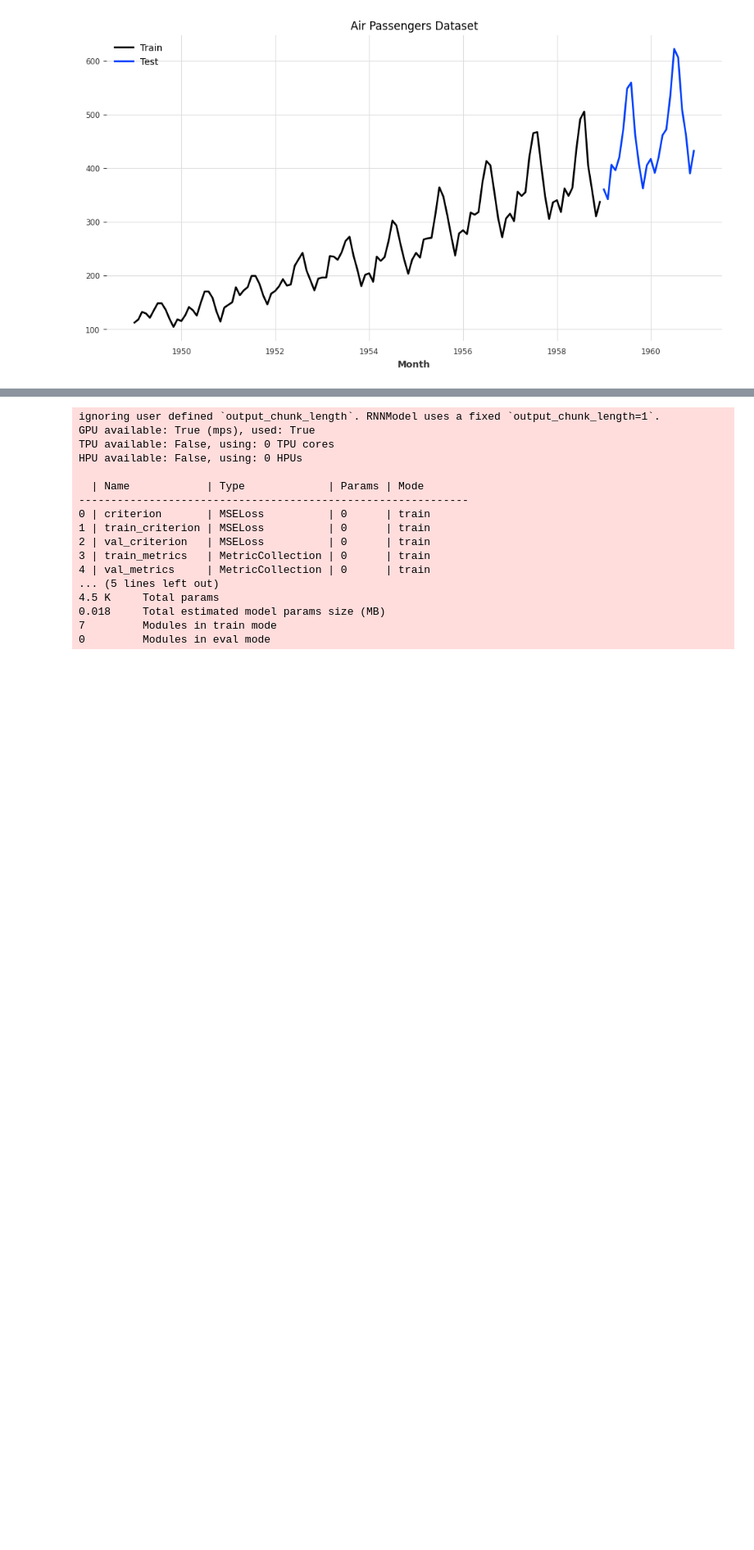
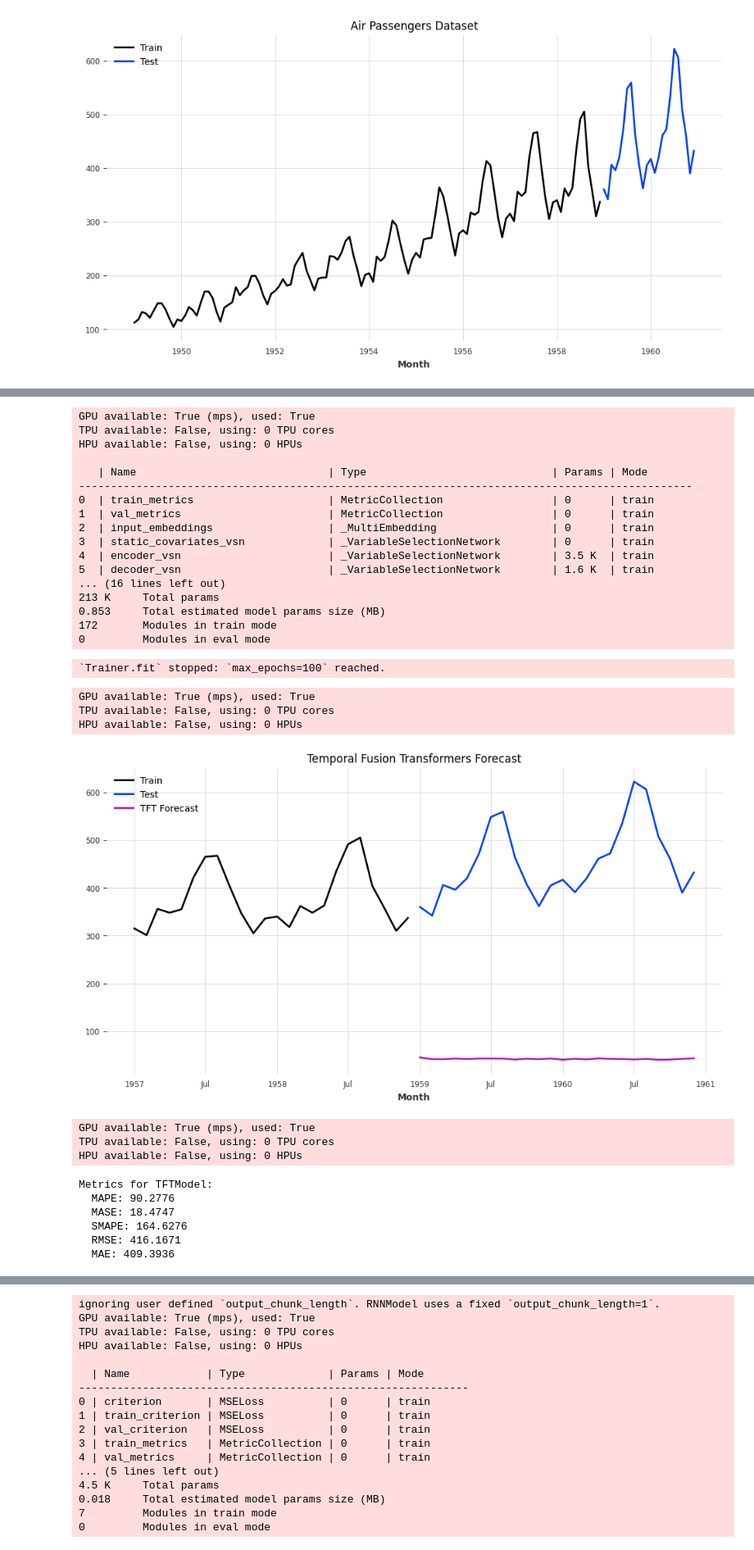
Before and after one commit to sm4rtm4art/TimeSeries, a Jupyter notebook: notebooks/Darts/4_Darts_Time_Mixer.ipynb, the cells around one changed output, grey strips where cells are left out. Shown at 82% size. Saved outputs shown, nothing was run; the diff lists cells and outputs as text; code cells hidden in the pictures; blank space fills up the shorter version.

```diff
--- a/notebooks/Darts/4_Darts_Time_Mixer.ipynb
+++ b/notebooks/Darts/4_Darts_Time_Mixer.ipynb
@@ -58,0 +399,68 @@ plt.show()
+# %%
+tft_model = TFTModel(
+    input_chunk_length=24,
+    output_chunk_length=12,
+    hidden_size=64,
+    lstm_layers=1,
+    num_attention_heads=4,
+    dropout=0.1,
+    batch_size=32,
+    n_epochs=100,
+    add_relative_index=True,
+    add_encoders=None,
+    random_state=42,
+    optimizer_kwargs={'lr': 1e-3}
+)
+
+# Train the model
+tft_model.fit(train)
+
+# Make predictions
+tft_forecast = tft_model.predict(len(test))
+
+# Plot the results
+plt.figure(figsize=(12, 6))
+train[-24:].plot(label='Train')
+test.plot(label='Test')
+tft_forecast.plot(label='TFT Forecast')
+plt.legend()
+plt.title('Temporal Fusion Transformers Forecast')
+plt.show()
+
+# Calculate metrics
+metrics = evaluate_model(tft_model, train, test)
+print(f"\nMetrics for {tft_model.__class__.__name__}:")
+for metric, value in metrics.items():
+    print(f"  {metric}: {value:.4f}")
+# %% [output]
+GPU available: True (mps), used: True
+TPU available: False, using: 0 TPU cores
+HPU available: False, using: 0 HPUs
+
+   | Name                              | Type                             | Params | Mode
+------------------------------------------------------------------------------------------------
+0  | train_metrics                     | MetricCollection                 | 0      | train
+1  | val_metrics                       | MetricCollection                 | 0      | train
+2  | input_embeddings                  | _MultiEmbedding                  | 0      | train
+3  | static_covariates_vsn             | _VariableSelectionNetwork        | 0      | train
+4  | encoder_vsn                       | _VariableSelectionNetwork        | 3.5 K  | train
+5  | decoder_vsn                       | _VariableSelectionNetwork        | 1.6 K  | train
+... (16 lines left out)
+213 K     Total params
+0.853     Total estimated model params size (MB)
+172       Modules in train mode
+0         Modules in eval mode
+`Trainer.fit` stopped: `max_epochs=100` reached.
+GPU available: True (mps), used: True
+TPU available: False, using: 0 TPU cores
+HPU available: False, using: 0 HPUs
+[figure, added]
+GPU available: True (mps), used: True
+TPU available: False, using: 0 TPU cores
+HPU available: False, using: 0 HPUs
+Metrics for TFTModel:
+  MAPE: 90.2776
+  MASE: 18.4747
+  SMAPE: 164.6276
+  RMSE: 416.1671
+  MAE: 409.3936
```
Also changed, not shown: parts of 28 cells of this notebook, 1 other file.
